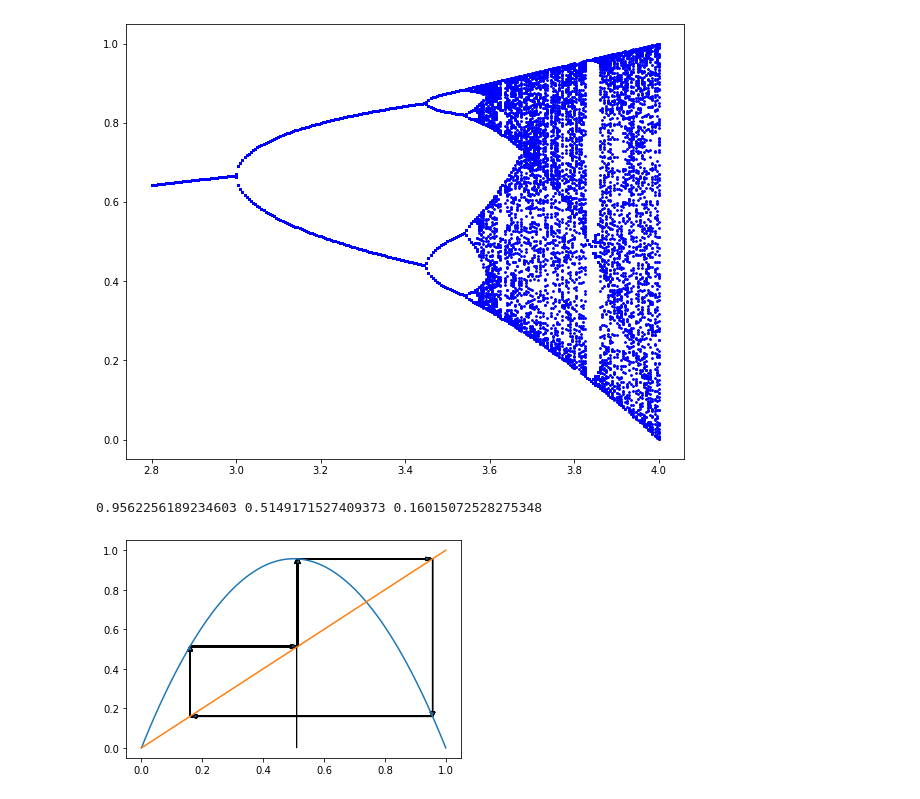
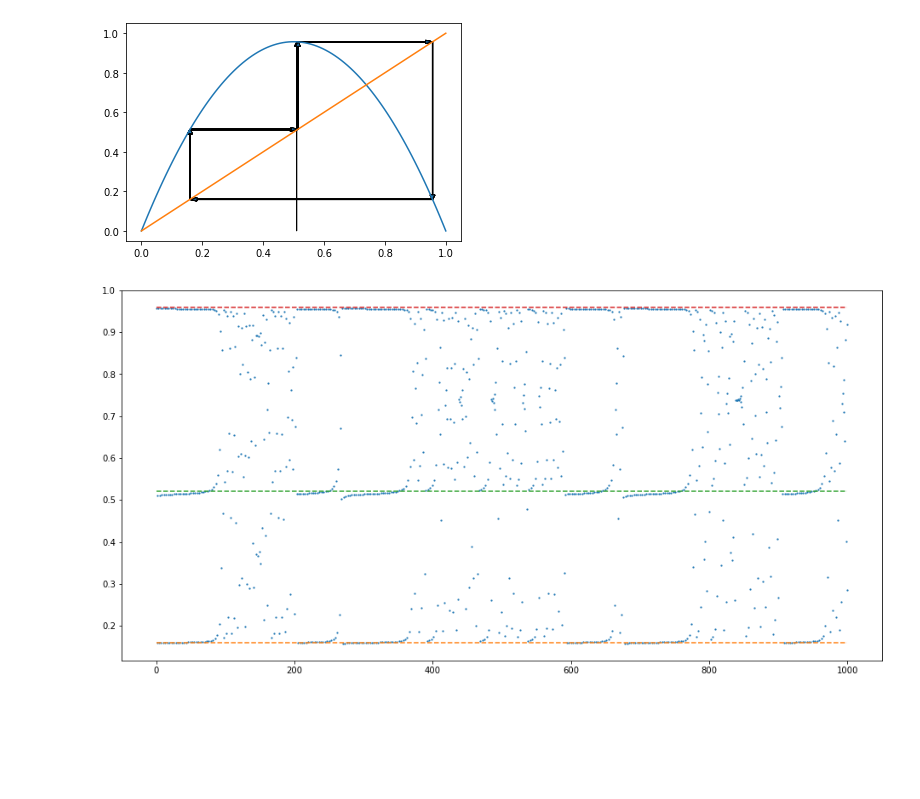
Before and after one commit to pcchen/Computation-in-Physics, a Jupyter notebook: 108022119/Logistic map.ipynb, the cells around one changed output. Saved outputs shown, nothing was run; the diff lists cells and outputs as text; code cells hidden in the pictures; blank space fills up the shorter version.

```diff
--- a/108022119/Logistic map.ipynb
+++ b/108022119/Logistic map.ipynb
@@ -75,13 +86,14 @@ plt.show()
 # %%
-a = np.zeros(50000)
-xn = np.zeros(50000)
-ai = 2.8
+a = np.zeros(400500)
+xn = np.zeros(400500)
+
+ai = 0
 
 for i in range(len(a)):
 
     a[i] = ai
 
-    if i % 200 == 199:
+    if i % 500 == 499:
 
         ai += 0.005
 
@@ -92,7 +104,9 @@ while i < len(a):
     x1 = 0.2
     y1 = 0
 
-    for j in range(10000):
+    l = 0
+
+    for j in range(1000):
 
         if j % 2 == 0:
 
@@ -104,49 +118,68 @@ while i < len(a):
             x1 = y1
             y1 = y1
 
-        if j >= 9800:
+        if j >= 500:
 
             xn[i] = y1
             i = i+1
 
+
+
 p = plt.gcf()
-plt.plot(a, xn, 'bo', markersize = 1.5)
-p.set_size_inches(10, 8)
+plt.plot(a, xn, 'bo', markersize = 0.2)
+p.set_size_inches(16, 8)
 plt.show()
-# %% [output]
-[figure, removed]
 # %%
 a = 3.82831
 x0 = 0.51
 
 x1 = np.zeros(80)
 y1 = np.zeros(80)
 x1[0] = x0
 
 
 y = f(a, x)
 
 for i in range(len(x1)-1):
 
     if i %2 == 0:
 
         x1[i+1] = x1[i]
         y1[i+1] = f(a, x1[i])
 
     else:
 
         x1[i+1] = y1[i]
         y1[i+1] = y1[i]
 
 plt.plot(x, y)
 plt.plot(x, yl)
-print(y1[-1], y1[-3], y1[-5])
 
 for i in range(len(x1) - 1):
 
     plt.arrow(x1[i], y1[i], x1[i+1]-x1[i], y1[i+1]-y1[i], length_includes_head = 'true', head_width = 0.015, width = 0.00005)
 
 plt.show()
+
+nmax = 1000
+
+xnn = np.zeros(nmax+1)
+n = np.zeros(nmax+1)
+
+xnn[0] = f(a, x0)
+
+for i in range(nmax):
+
+    xnn[i+1] = f(a, xnn[i])
+    n[i+1] = i+1
+
+p = plt.gcf()
+plt.plot(n, xnn, 'o', markersize = 1.2)
+plt.plot([0, nmax], [0.16, 0.16], '--')
+plt.plot([0, nmax], [0.52, 0.52], '--')
+plt.plot([0, nmax], [0.96, 0.96], '--')
+p.set_size_inches(16, 8)
+plt.show()
 # %% [output]
-0.9562256189234603 0.5149171527409373 0.16015072528275348
 [figure]
+[figure, added]
```
Also changed, not shown: parts of 4 cells of this notebook.
